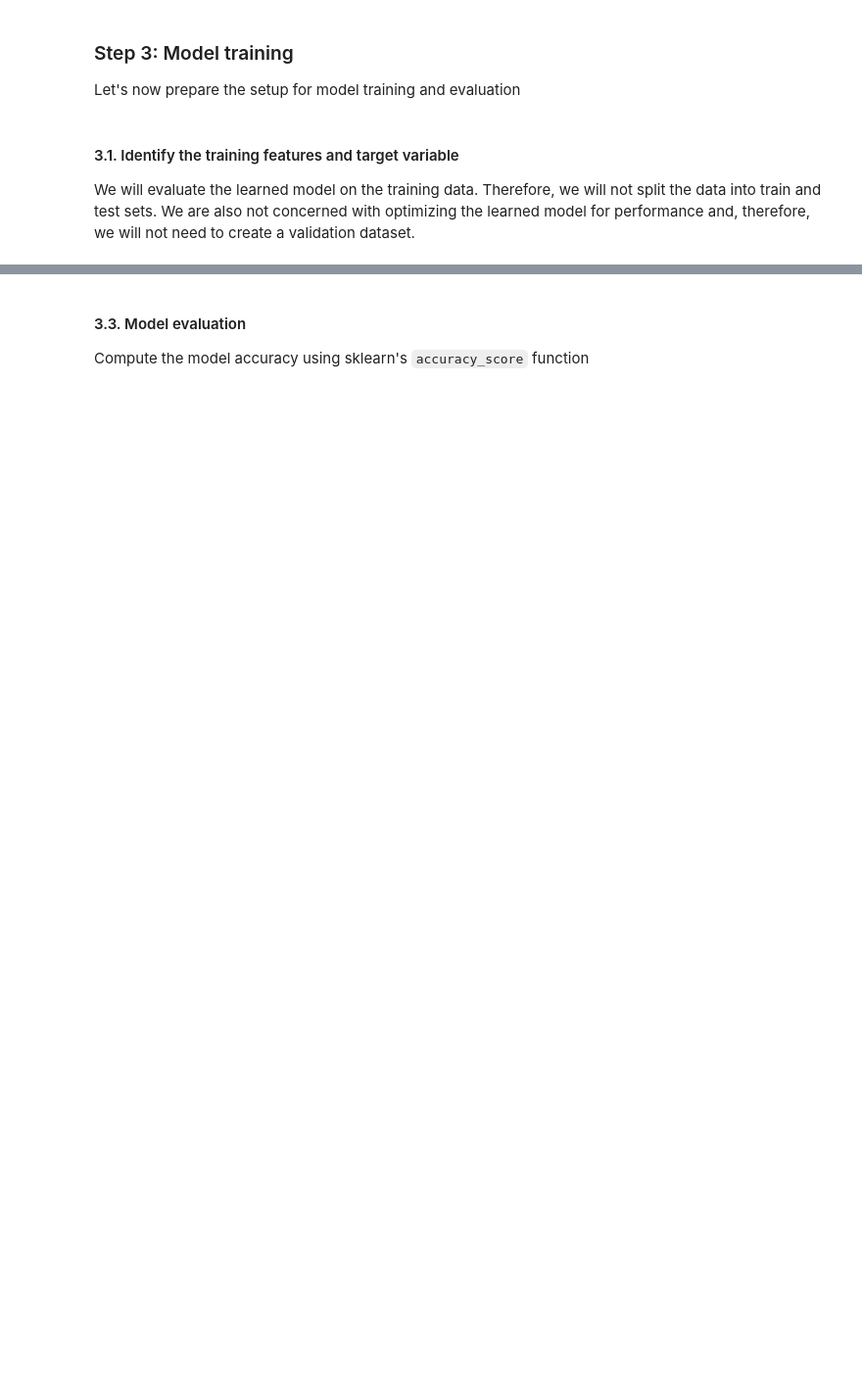
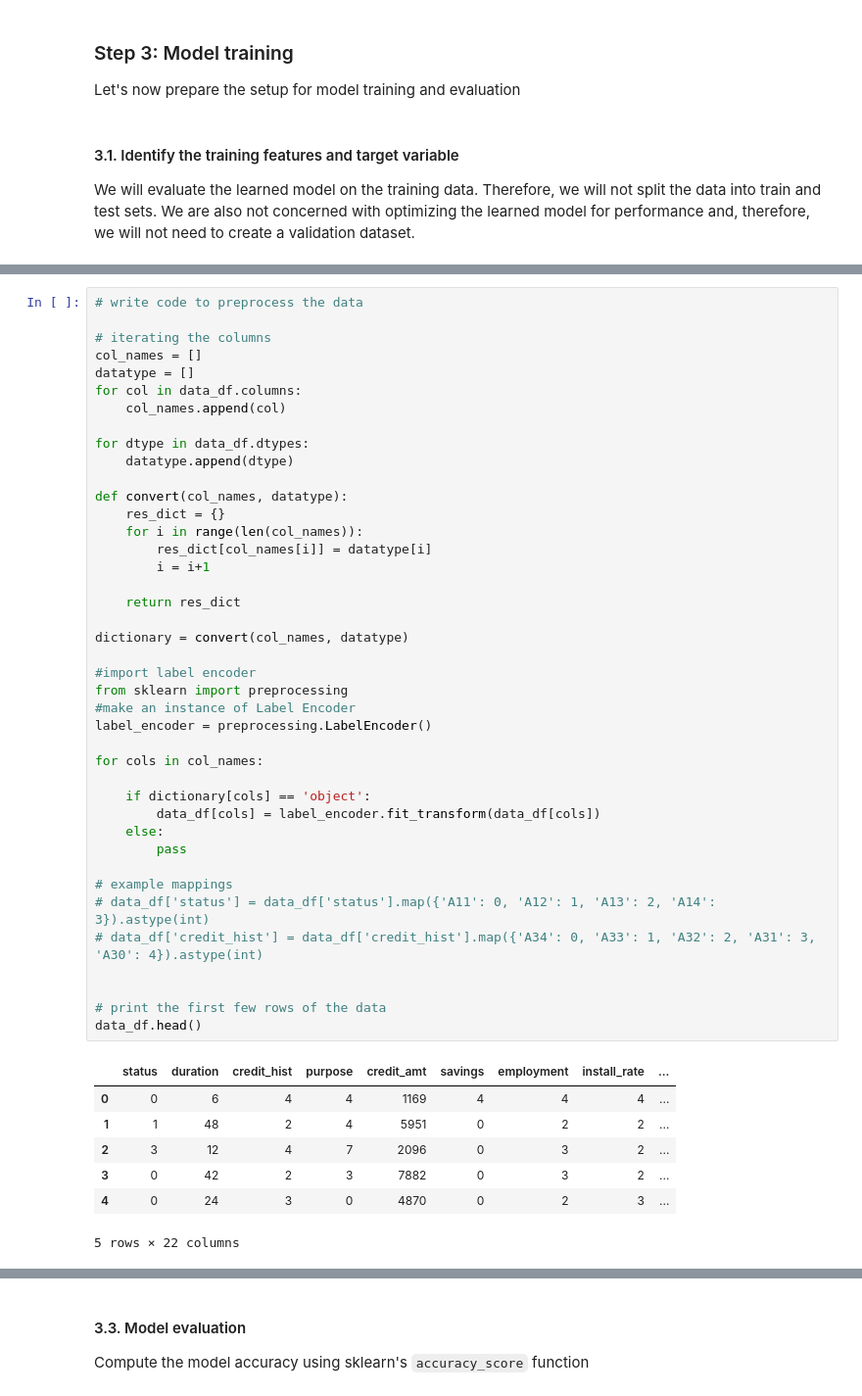
Before and after one commit to YHWOO13/PURDUE-2024-SPRING, a Jupyter notebook: CNIT581_RDM/Assignment2/YHWOO_assignment-2.ipynb, the cells around one changed output, grey strips where cells are left out. Shown at 98% size. Saved outputs shown, nothing was run; the diff lists cells and outputs as text; blank space fills up the shorter version.

```diff
--- a/CNIT581_RDM/Assignment2/YHWOO_assignment-2.ipynb
+++ b/CNIT581_RDM/Assignment2/YHWOO_assignment-2.ipynb
@@ -86,3 +214,52 @@ We will evaluate the learned model on the training data. Therefore, we will not
+# %%
+# write code to preprocess the data
+
+# iterating the columns
+col_names = []
+datatype = []
+for col in data_df.columns:
+    col_names.append(col)
+
+for dtype in data_df.dtypes:
+    datatype.append(dtype)
+
+def convert(col_names, datatype):
+    res_dict = {}
+    for i in range(len(col_names)):
+        res_dict[col_names[i]] = datatype[i]
+        i = i+1
+
+    return res_dict
+
+dictionary = convert(col_names, datatype)
+
+#import label encoder
+from sklearn import preprocessing
+#make an instance of Label Encoder
+label_encoder = preprocessing.LabelEncoder()
+
+for cols in col_names:
+
+    if dictionary[cols] == 'object':
+        data_df[cols] = label_encoder.fit_transform(data_df[cols])
+    else:
+        pass
+
+# example mappings
+# data_df['status'] = data_df['status'].map({'A11': 0, 'A12': 1, 'A13': 2, 'A14': 3}).astype(int)
+# data_df['credit_hist'] = data_df['credit_hist'].map({'A34': 0, 'A33': 1, 'A32': 2, 'A31': 3, 'A30': 4}).astype(int)
+
+
+# print the first few rows of the data
+data_df.head()
+# %% [output]
+|  | status | duration | credit_hist | purpose | credit_amt | savings | employment | install_rate | ... |
+| 0 | 0 | 6 | 4 | 4 | 1169 | 4 | 4 | 4 | ... |
+| 1 | 1 | 48 | 2 | 4 | 5951 | 0 | 2 | 2 | ... |
+| 2 | 3 | 12 | 4 | 7 | 2096 | 0 | 3 | 2 | ... |
+| 3 | 0 | 42 | 2 | 3 | 7882 | 0 | 3 | 2 | ... |
+| 4 | 0 | 24 | 3 | 0 | 4870 | 0 | 2 | 3 | ... |
+5 rows × 22 columns
 # %%
 # Set up the data for training
 x_train = data_df.drop("credit", axis=1)
```
Also changed, not shown: parts of 29 cells of this notebook.
